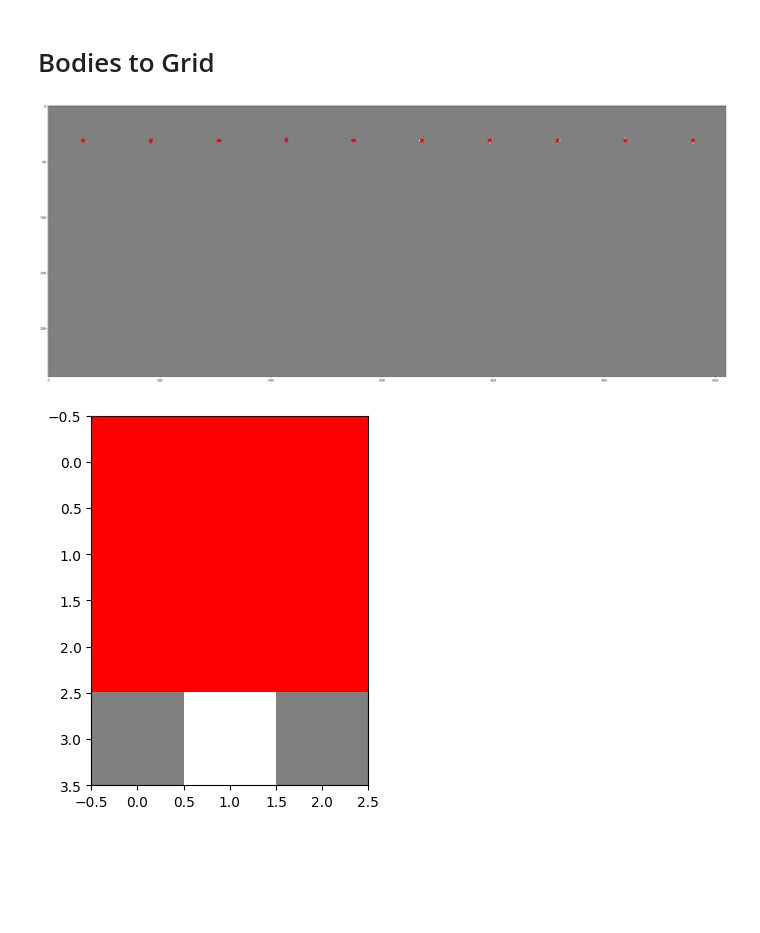
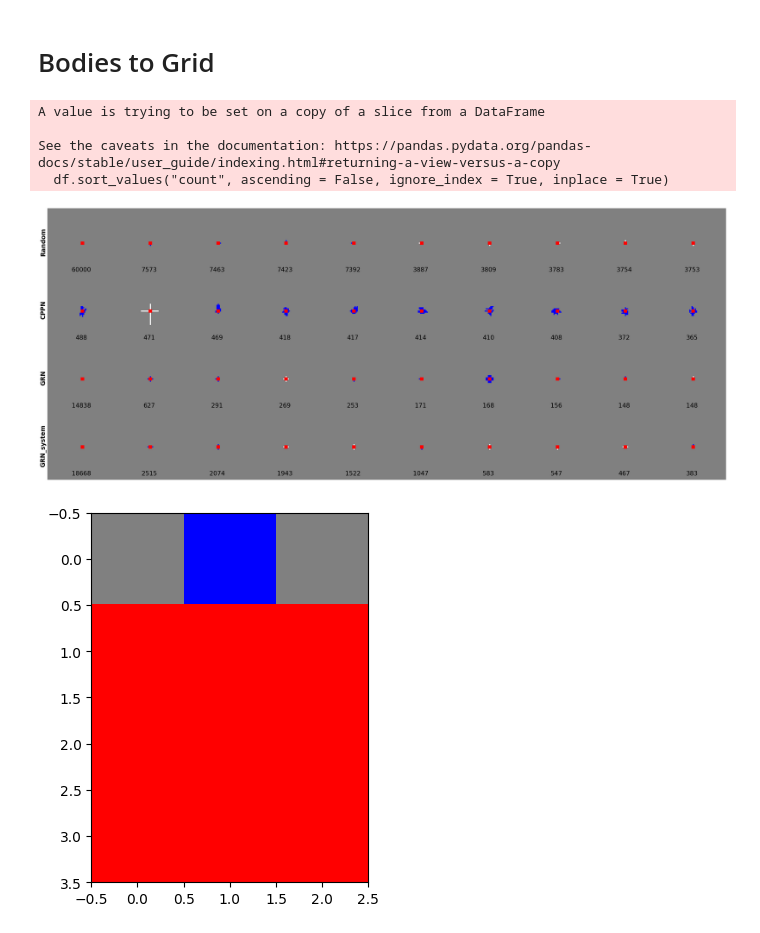
Before and after one commit to KristianiEJPK/revolve2-1, a Jupyter notebook: examples/robot_bodybrain_ea_database/analyze_evolved_bodies.ipynb, the cells around one changed output. Drawn from its saved outputs; the diff is of its cells as text; code cells hidden in the pictures; blank space fills up the shorter version.

```diff
--- a/examples/robot_bodybrain_ea_database/analyze_evolved_bodies.ipynb
+++ b/examples/robot_bodybrain_ea_database/analyze_evolved_bodies.ipynb
@@ -1117,43 +1119,72 @@ def string2grid(string):
 # %%
 nbodies = 10
 nalgos = 4
 matrix = np.zeros((nalgos * 61, nbodies * 61)).astype(int) # (29 * 2) + 3 = 61
+texts = {}
 plt.figure(figsize = (40, 40))
 
-# Get data
-df = df_exp.loc[df_exp["Algorithm"] == "Random", :]
-# Sort df by count
-df = df.sort_values("count", ascending = False, ignore_index = True, inplace = False)
+mode = "Random Search"
 
-for istring, string in enumerate(df["id_string"][0:nbodies]):
-    ialgo = 0
-    # Get grid
-    grid, core_grid_position = string2grid(string)
-    # Fill matrix where center is core_grid_position at 16, 16
-    rows, cols = grid.shape
-    shift1 = 31 - core_grid_position[0]
-    shift2 = 31 - core_grid_position[1]
+for ialgo, algo in enumerate(["Random", "CPPN", "GRN", "GRN_system"]):
+    # Get data
+    df = df_exp.loc[df_exp["Algorithm"] == algo, :]
 
+    # Sort df by count
+    if algo == "Random":
+        df.sort_values("count", ascending = False, ignore_index = True, inplace = True)
+    else:
+        df = df.loc[df["Mode"] == mode, :]
+        if mode == "Evolution":
+            df = df.loc[df["generation_index"] == 1200, :]
+        df.loc[:, "count"] = df.groupby("id_string")["id_string"].transform("count").values
+        df.drop_duplicates(subset = "id_string", inplace = True)
+        df.sort_values("count", ascending = False, ignore_index = True, inplace = True)
 
-    matrix[ialgo * 61 + shift1:ialgo * 61 + shift1 + rows,
-           istring * 61 + shift2:istring * 61 + shift2 + cols] = grid
+    for istring, string in enumerate(df["id_string"][0:nbodies]):
+        # Get grid
+        grid, core_grid_position = string2grid(string)
+        # Fill matrix where center is core_grid_position at 16, 16
+        rows, cols = grid.shape
+        shift1 = 31 - core_grid_position[0]
+        shift2 = 31 - core_grid_position[1]
 
-
-
+        matrix[ialgo * 61 + shift1:ialgo * 61 + shift1 + rows,
+            istring * 61 + shift2:istring * 61 + shift2 + cols] = grid
+        # Save text
+        texts[(ialgo * 61 + 55, istring * 61 + 30)] = int(df["count"][istring])
 
 
 # Create a custom colormap with 4 colors
 cmap = plt.cm.colors.ListedColormap(['grey', 'red', 'white', 'blue'])
 
 # Create a normalized color map
 norm = plt.cm.colors.Normalize(vmin = 0, vmax = 3)
-# plot the matrix
+# Plot the matrix
 plt.imshow(matrix, cmap = cmap, norm = norm, interpolation = 'none', aspect = "equal", )
+# Add text
+for key, value in texts.items():
+    plt.text(key[1], key[0], str(value), fontsize = 20, color = "black", ha = "center", va = "center")
+# Set tick labels
+plt.yticks(np.arange(30, 30 + nalgos * 61, 61), ["Random", "CPPN", "GRN", "GRN_system"], rotation = 90,
+           fontsize = 20, fontweight = 'bold', va = "center")
+plt.xticks(np.arange(30, 30 + nbodies * 61, 61), "",
+           fontsize = 20, fontweight = 'bold')
+# Remove tick indicators
+plt.tick_params(axis='both', which='both', length=0)
+# Remove axes
+plt.gca().spines['top'].set_visible(False)
+plt.gca().spines['right'].set_visible(False)
+plt.gca().spines['left'].set_visible(False)
+plt.gca().spines['bottom'].set_visible(False)
+# Set transparent background
+plt.gca().patch.set_alpha(0)
+plt.margins(0)
+
 plt.show()
-plt.imshow(grid, cmap = cmap, norm = norm)
-plt.show()
-
-print(matrix[20:40, -40:-20])
 # %% [output]
+A value is trying to be set on a copy of a slice from a DataFrame
+
+See the caveats in the documentation: https://pandas.pydata.org/pandas-docs/stable/user_guide/indexing.html#returning-a-view-versus-a-copy
+  df.sort_values("count", ascending = False, ignore_index = True, inplace = True)
-[figure, old version]
+[figure, new version]
-[figure, old version]
+[figure, new version]
```
Also changed, not shown: parts of 4 cells of this notebook.
